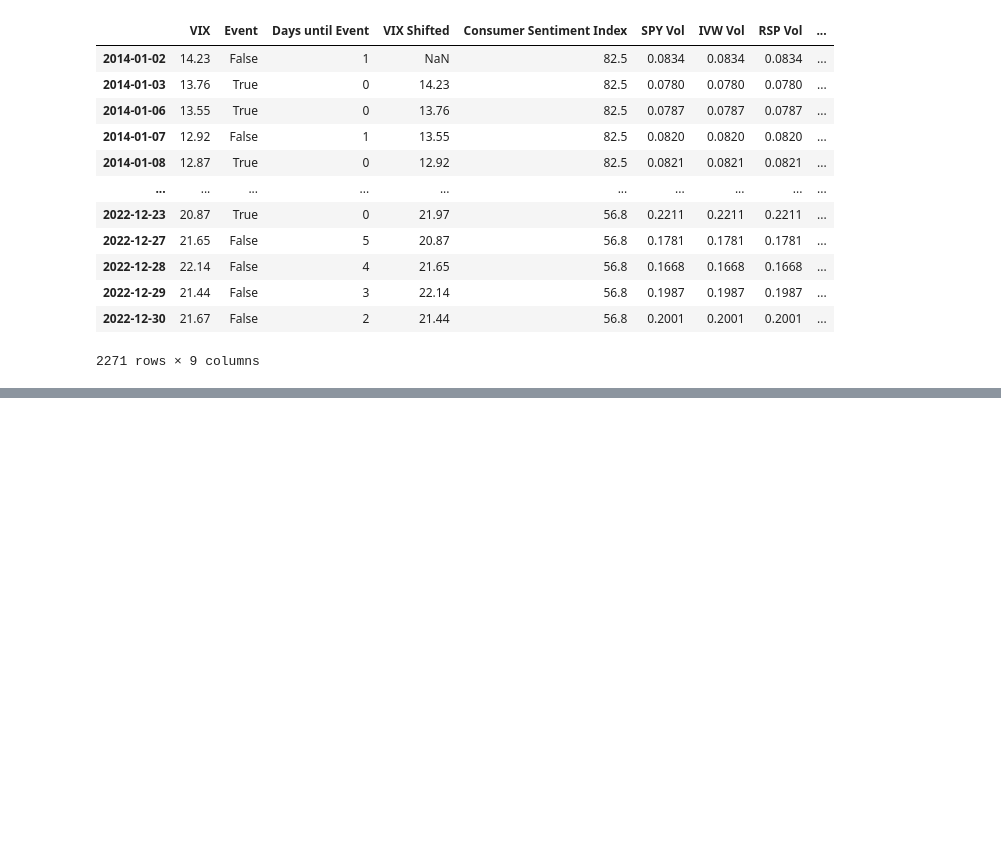
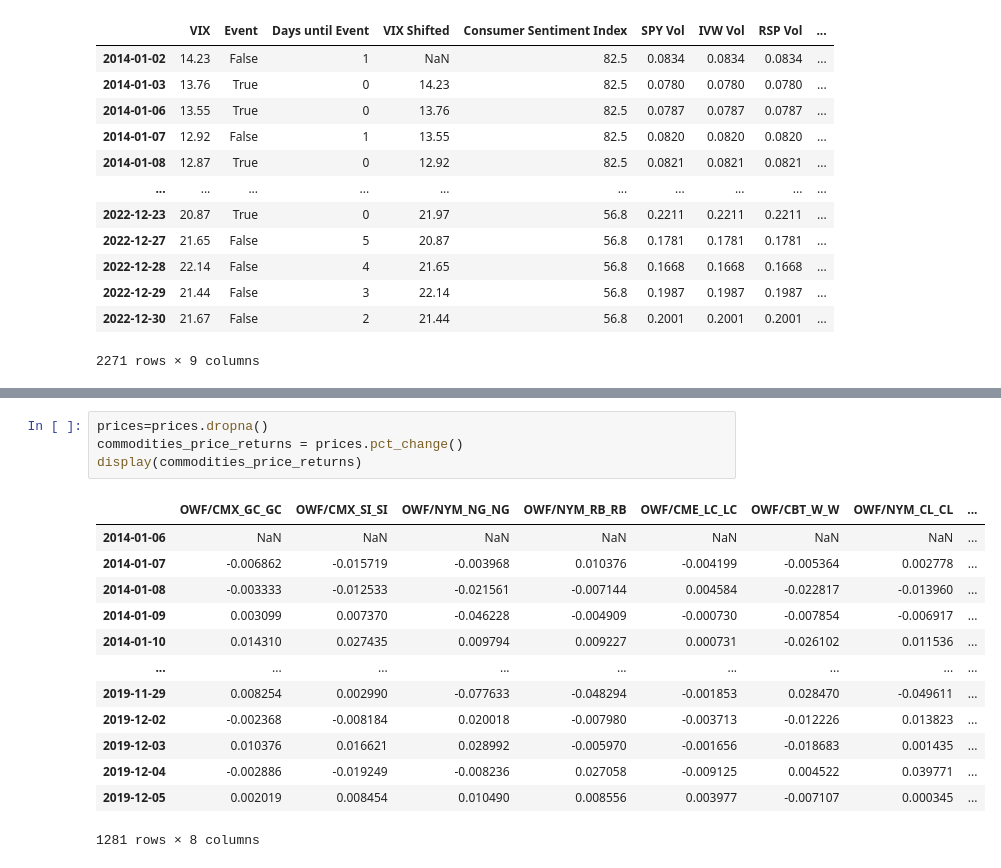
Before and after one commit to madison-rusch/Quant-Trading-Strategies, a Jupyter notebook: homework/Project Draft - Lin_McDonnell_Panovich_Rusch.ipynb, the cells around one changed output, grey strips where cells are left out. Drawn from its saved outputs; the diff is of its cells as text; blank space fills up the shorter version.

```diff
--- a/homework/Project Draft - Lin_McDonnell_Panovich_Rusch.ipynb
+++ b/homework/Project Draft - Lin_McDonnell_Panovich_Rusch.ipynb
@@ -215,0 +303,18 @@ display(VIX_data)
+# %%
+prices=prices.dropna()
+commodities_price_returns = prices.pct_change()
+display(commodities_price_returns)
+# %% [output]
+|  | OWF/CMX_GC_GC | OWF/CMX_SI_SI | OWF/NYM_NG_NG | OWF/NYM_RB_RB | OWF/CME_LC_LC | OWF/CBT_W_W | OWF/NYM_CL_CL | ... |
+| 2014-01-06 | NaN | NaN | NaN | NaN | NaN | NaN | NaN | ... |
+| 2014-01-07 | -0.006862 | -0.015719 | -0.003968 | 0.010376 | -0.004199 | -0.005364 | 0.002778 | ... |
+| 2014-01-08 | -0.003333 | -0.012533 | -0.021561 | -0.007144 | 0.004584 | -0.022817 | -0.013960 | ... |
+| 2014-01-09 | 0.003099 | 0.007370 | -0.046228 | -0.004909 | -0.000730 | -0.007854 | -0.006917 | ... |
+| 2014-01-10 | 0.014310 | 0.027435 | 0.009794 | 0.009227 | 0.000731 | -0.026102 | 0.011536 | ... |
+| ... | ... | ... | ... | ... | ... | ... | ... | ... |
+| 2019-11-29 | 0.008254 | 0.002990 | -0.077633 | -0.048294 | -0.001853 | 0.028470 | -0.049611 | ... |
+| 2019-12-02 | -0.002368 | -0.008184 | 0.020018 | -0.007980 | -0.003713 | -0.012226 | 0.013823 | ... |
+| 2019-12-03 | 0.010376 | 0.016621 | 0.028992 | -0.005970 | -0.001656 | -0.018683 | 0.001435 | ... |
+| 2019-12-04 | -0.002886 | -0.019249 | -0.008236 | 0.027058 | -0.009125 | 0.004522 | 0.039771 | ... |
+| 2019-12-05 | 0.002019 | 0.008454 | 0.010490 | 0.008556 | 0.003977 | -0.007107 | 0.000345 | ... |
+1281 rows × 8 columns
```
Also changed, not shown: parts of 8 cells of this notebook.
